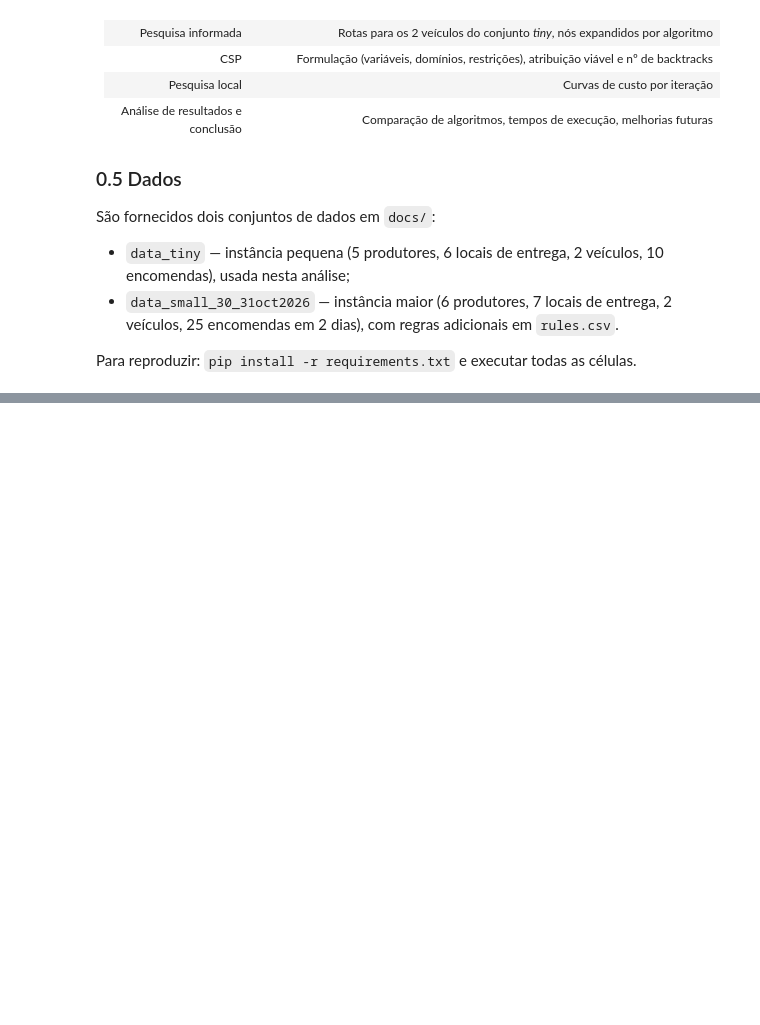
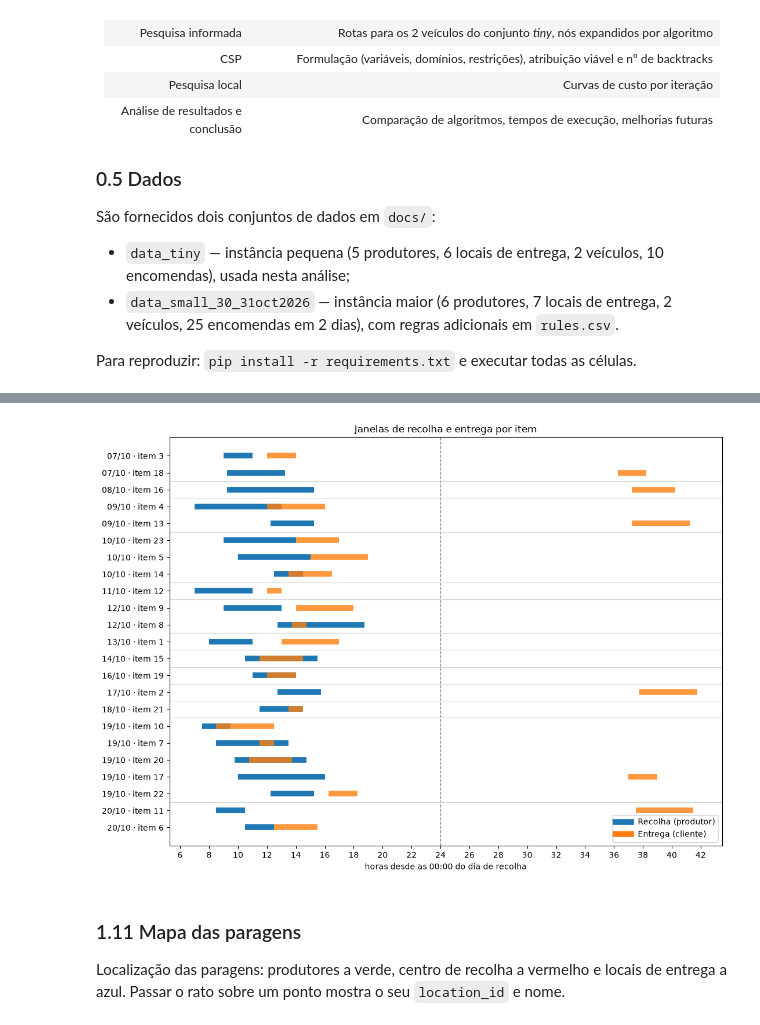
Before and after one commit to FabioFerreira2005/IA26_P01_G02, a Jupyter notebook: 01_eda_tiny.ipynb, the cells around one changed output, grey strips where cells are left out. Cells and saved outputs as stored; diff of their text form; code cells hidden in the pictures; blank space fills up the shorter version.

```diff
--- a/01_eda_tiny.ipynb
+++ b/01_eda_tiny.ipynb
@@ -61,0 +486,30 @@ Para reproduzir: `pip install -r requirements.txt` e executar todas as células.
+# %%
+g = items.sort_values(["dia", "availability_start"]).reset_index(drop=True)
+base = g["availability_start"].dt.normalize()                 # 00:00 do dia de recolha
+horas = lambda col: (g[col] - base).dt.total_seconds() / 3600
+
+fig, ax = plt.subplots(figsize=(11, 8))
+ax.hlines(g.index, horas("availability_start"), horas("availability_end"), color="tab:blue", lw=7)
+ax.hlines(g.index, horas("delivery_start"), horas("delivery_end"), color="tab:orange", lw=7, alpha=.8)
+ax.axvline(24, color="gray", ls="--", lw=1)                    # meia-noite -> dia seguinte
+
+# separadores entre dias
+for i in g.index[1:]:
+    if g.loc[i, "dia"] != g.loc[i - 1, "dia"]:
+        ax.axhline(i - .5, color="lightgray", lw=.8)
+
+ax.set_yticks(g.index)
+ax.set_yticklabels([f"{d:%d/%m} · item {i}" for d, i in zip(g["dia"], g["order_item_id"])])
+ax.invert_yaxis()
+ax.set_xticks(range(6, 44, 2))
+ax.set_xlabel("horas desde as 00:00 do dia de recolha")
+ax.legend(handles=[plt.Line2D([], [], color="tab:blue", lw=7, label="Recolha (produtor)"),
+                   plt.Line2D([], [], color="tab:orange", lw=7, label="Entrega (cliente)")],
+          loc="lower right")
+ax.set_title("Janelas de recolha e entrega por item")
+plt.tight_layout(); plt.show()
+# %% [output]
+[figure, added]
+# %% [markdown]
+### 1.11 Mapa das paragens
+Localização das paragens: produtores a verde, centro de recolha a vermelho e locais de entrega a azul. Passar o rato sobre um ponto mostra o seu `location_id` e nome.
```
Also changed, not shown: parts of 27 cells of this notebook, 1 other file.
